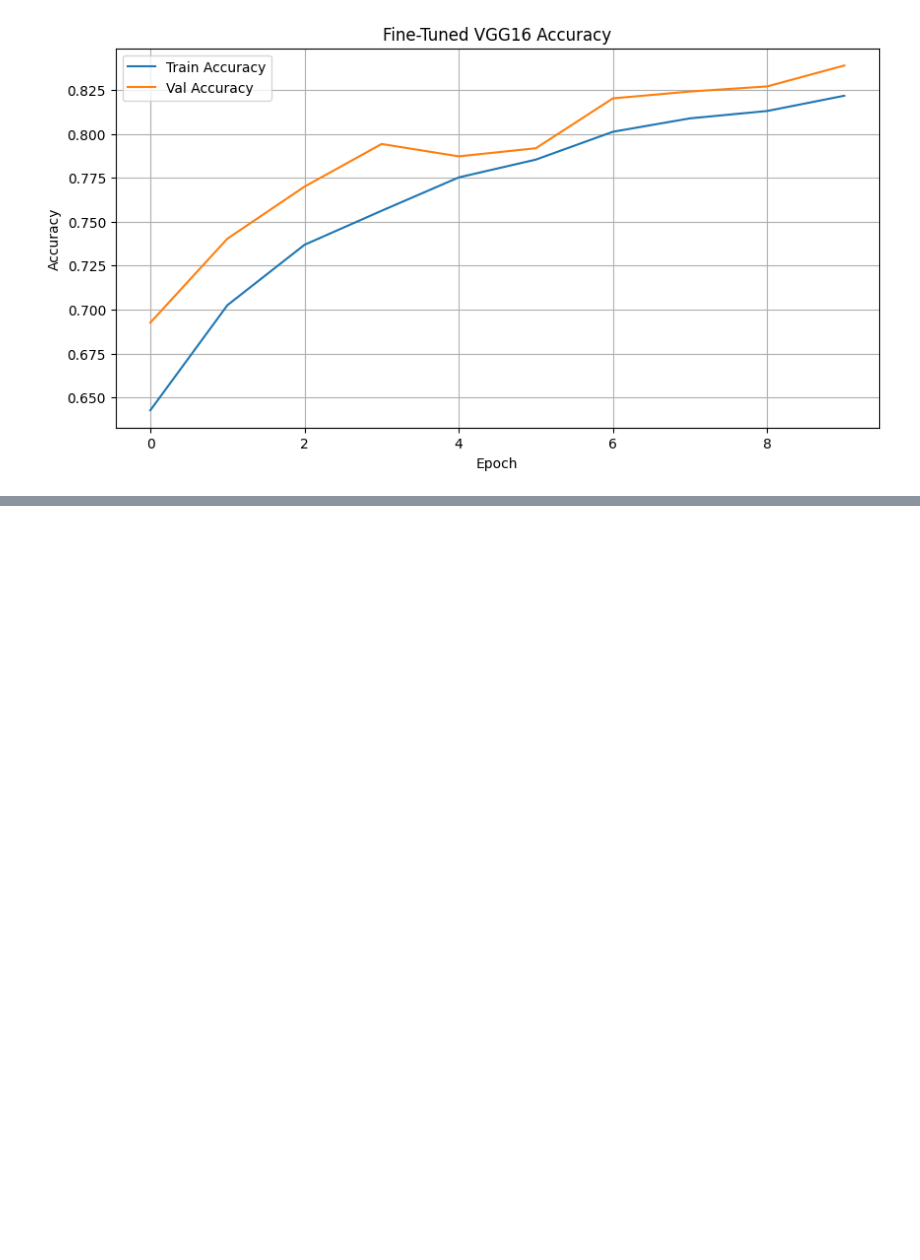
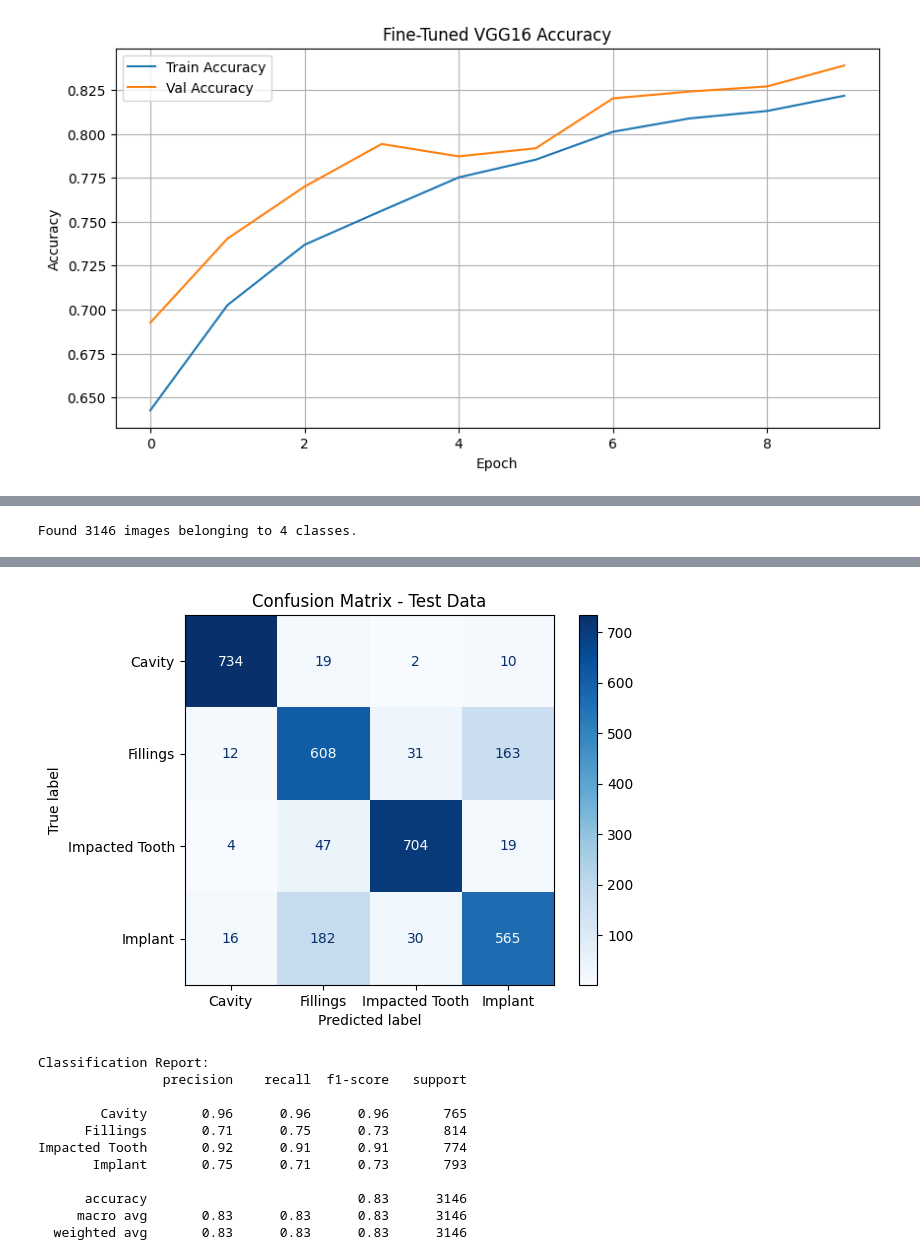
Before and after one commit to SaiTejaPerumalla-5297/perumalla-B00115297-Spring-2025, a Jupyter notebook: src/training/fine_tune_vgg16.ipynb, the cells around one changed output, grey strips where cells are left out. Drawn from its saved outputs; the diff is of its cells as text; code cells hidden in the pictures; blank space fills up the shorter version.

```diff
--- a/src/training/fine_tune_vgg16.ipynb
+++ b/src/training/fine_tune_vgg16.ipynb
@@ -96,3 +96,50 @@ Epoch 10/10
 411/411 ━━━━━━━━━━━━━━━━━━━━ 1156s 3s/step - accuracy: 0.8223 - loss: 0.4599 - val_accuracy: 0.8389 - val_loss: 0.4329 - learning_rate: 1.0000e-05
 WARNING:absl:You are saving your model as an HDF5 file via `model.save()` or `keras.saving.save_model(model)`. This file format is considered legacy. We recommend using instead the native Keras format ...
 [figure]
+# %%
+import numpy as np
+import matplotlib.pyplot as plt
+import seaborn as sns
+from sklearn.metrics import confusion_matrix, classification_report, ConfusionMatrixDisplay
+from tensorflow.keras.models import load_model
+from tensorflow.keras.preprocessing.image import ImageDataGenerator
+
+# model loading
+model = load_model("models/vgg16_transfer_teeth_health_finetuned.h5")
+
+
+test_dir = "D:/Major Project/normalized/test"
+test_datagen = ImageDataGenerator(rescale=1./255)
+
+test_generator = test_datagen.flow_from_directory(
+    test_dir,
+    target_size=(224, 224),
+    batch_size=32,
+    class_mode='categorical',
+    shuffle=False
+)
+
+# Evaluating test set
+loss, accuracy = model.evaluate(test_generator)
+print(f" Final Test Accuracy: {accuracy * 100:.2f}%")
+print(f" Final Test Loss: {loss:.4f}")
+
+# Predictions on test data
+predictions = model.predict(test_generator)
+y_pred = np.argmax(predictions, axis=1)
+y_true = test_generator.classes
+
+# Labels from generator
+class_names = list(test_generator.class_indices.keys())
+
+# Confusion matrix
+cm = confusion_matrix(y_true, y_pred)
+disp = ConfusionMatrixDisplay(confusion_matrix=cm, display_labels=class_names)
+disp.plot(cmap=plt.cm.Blues)
+plt.title("Confusion Matrix - Test Data")
+plt.show()
+
+# Classification report
+print("\nClassification Report:")
+print(classification_report(y_true, y_pred, target_names=class_names))
+# %% [output]
@@ -98,0 +147 @@ WARNING:absl:You are saving your model as an HDF5 file via `model.save()` or `ke
+Found 3146 images belonging to 4 classes.
@@ -98,0 +152,12 @@ WARNING:absl:You are saving your model as an HDF5 file via `model.save()` or `ke
+[figure, added]
+Classification Report:
+                precision    recall  f1-score   support
+
+        Cavity       0.96      0.96      0.96       765
+      Fillings       0.71      0.75      0.73       814
+Impacted Tooth       0.92      0.91      0.91       774
+       Implant       0.75      0.71      0.73       793
+
+      accuracy                           0.83      3146
+     macro avg       0.83      0.83      0.83      3146
+  weighted avg       0.83      0.83      0.83      3146
```
Also changed, not shown: parts of 1 cell of this notebook, 6 other files.
